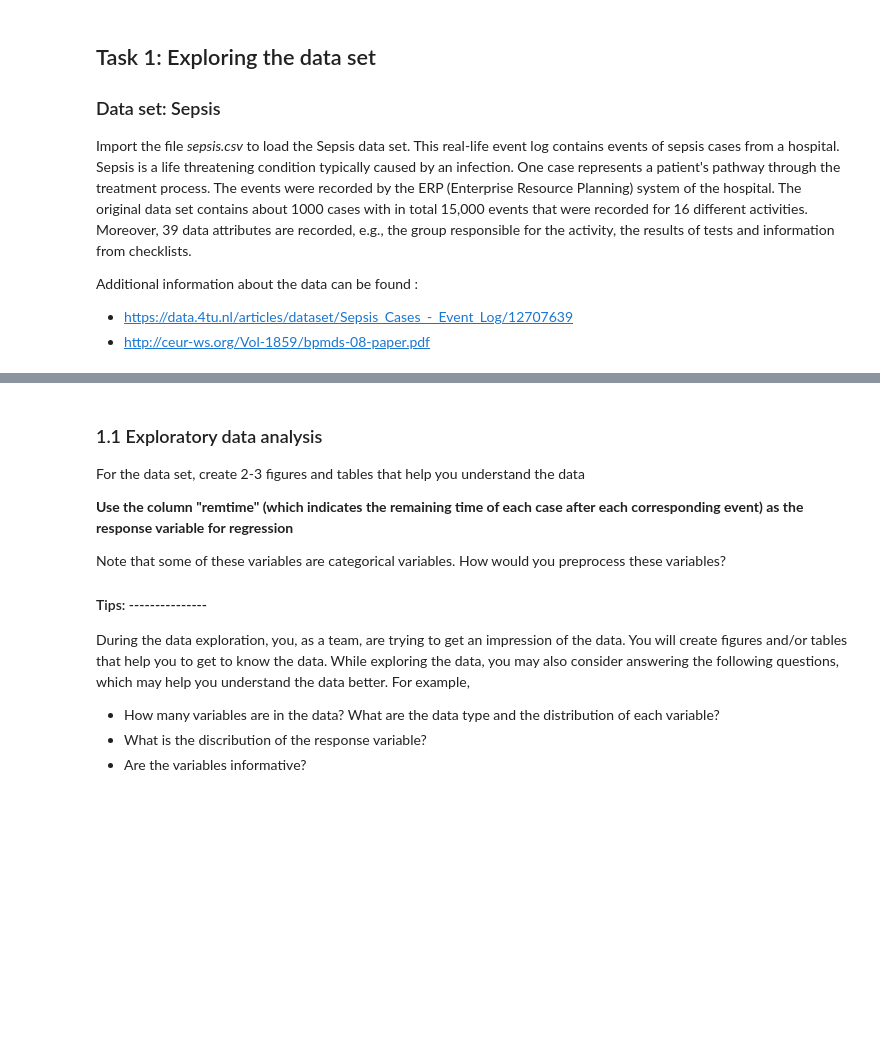
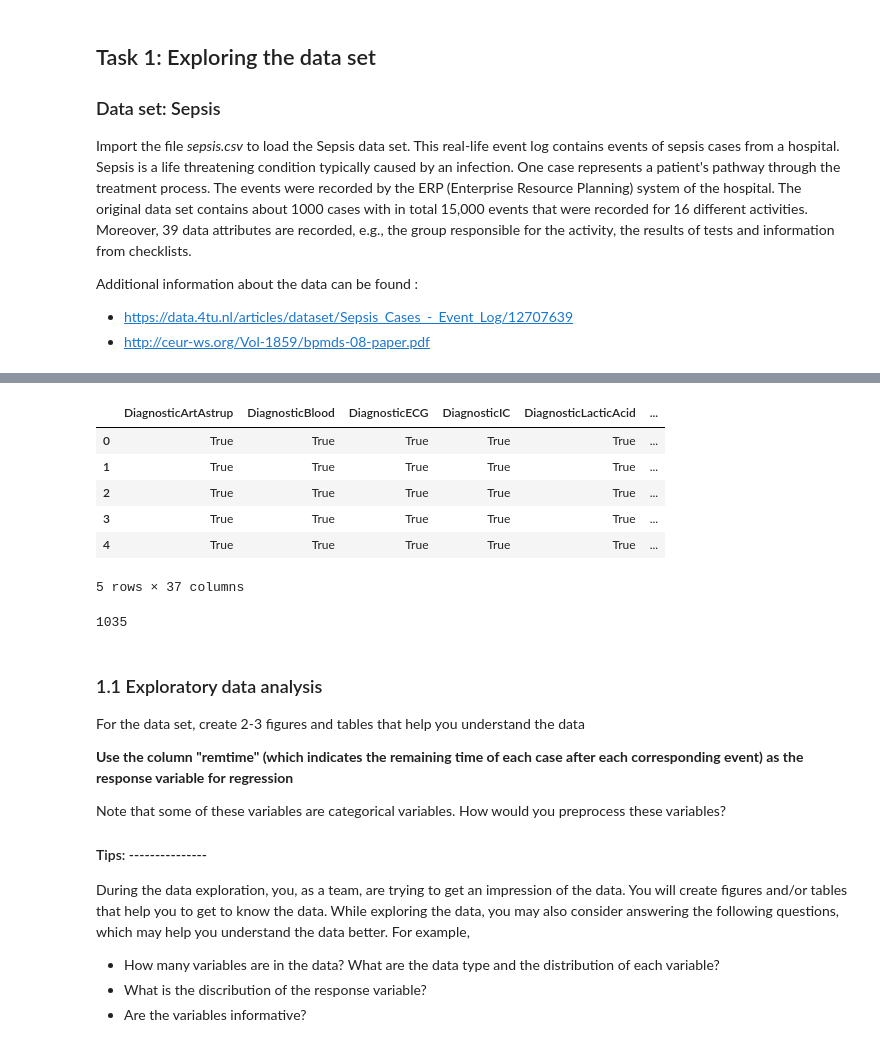
Before and after one commit to MacSuperior/APML-2, a Jupyter notebook: Assignment 2.ipynb, the cells around one changed output, grey strips where cells are left out. Saved outputs shown, nothing was run; the diff lists cells and outputs as text; code cells hidden in the pictures; blank space fills up the shorter version.

```diff
--- a/Assignment 2.ipynb
+++ b/Assignment 2.ipynb
@@ -53,3 +78,17 @@ print(data_Sepsis['Activity'].unique())
+# %%
+data_sepsis.head()
+# %% [output]
+|  | DiagnosticArtAstrup | DiagnosticBlood | DiagnosticECG | DiagnosticIC | DiagnosticLacticAcid | ... |
+| 0 | True | True | True | True | True | ... |
+| 1 | True | True | True | True | True | ... |
+| 2 | True | True | True | True | True | ... |
+| 3 | True | True | True | True | True | ... |
+| 4 | True | True | True | True | True | ... |
+5 rows × 37 columns
+# %%
+len(data_sepsis['Case ID'].unique())
+# %% [output]
+1035
 # %%
 # Import packages
 import pandas as pd
```
Also changed, not shown: parts of 20 cells of this notebook, 1 other file.
